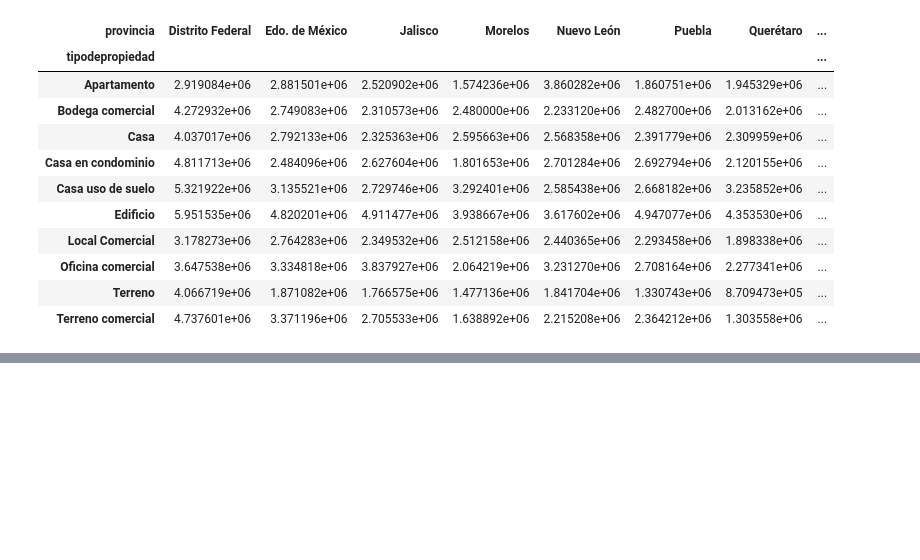
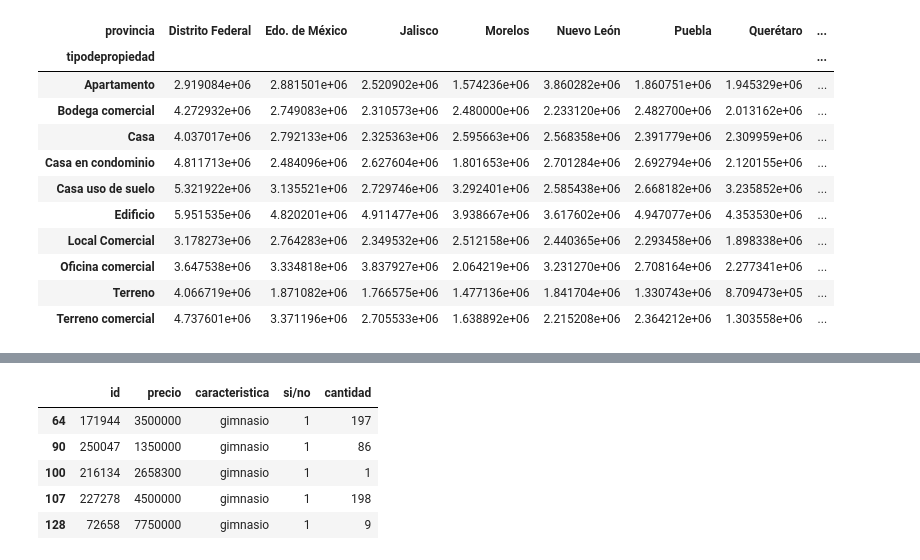
Before and after one commit to luctiz/Grupo43-TP1, a Jupyter notebook: AnalisisSobrePrecio.ipynb, the cells around one changed output, grey strips where cells are left out. Cells and saved outputs as stored; diff of their text form; code cells hidden in the pictures; blank space fills up the shorter version.

```diff
--- a/AnalisisSobrePrecio.ipynb
+++ b/AnalisisSobrePrecio.ipynb
@@ -161,0 +239,10 @@ Text(0.5,33,'Provincia')
+# %%
+data_con_caracteristicas['cantidad'] = data_con_caracteristicas[['precio', 'caracteristica', 'si/no']].groupby(['precio', 'caracteristica']).transform(lambda x: x.sum())
+data_con_caracteristicas.head()
+# %% [output]
+|  | id | precio | caracteristica | si/no | cantidad |
+| 64 | 171944 | 3500000 | gimnasio | 1 | 197 |
+| 90 | 250047 | 1350000 | gimnasio | 1 | 86 |
+| 100 | 216134 | 2658300 | gimnasio | 1 | 1 |
+| 107 | 227278 | 4500000 | gimnasio | 1 | 198 |
+| 128 | 72658 | 7750000 | gimnasio | 1 | 9 |
```
Also changed, not shown: parts of 13 cells of this notebook.
